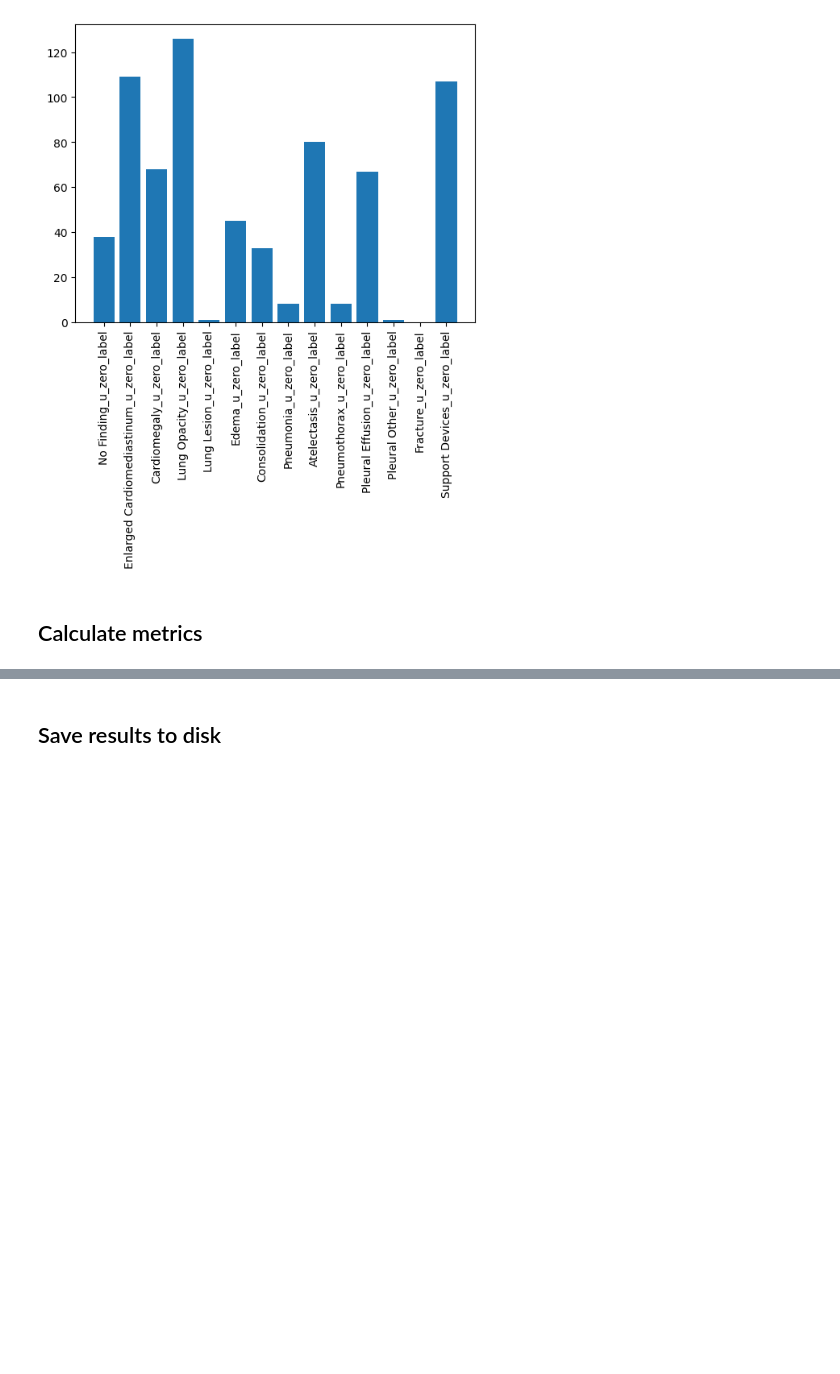
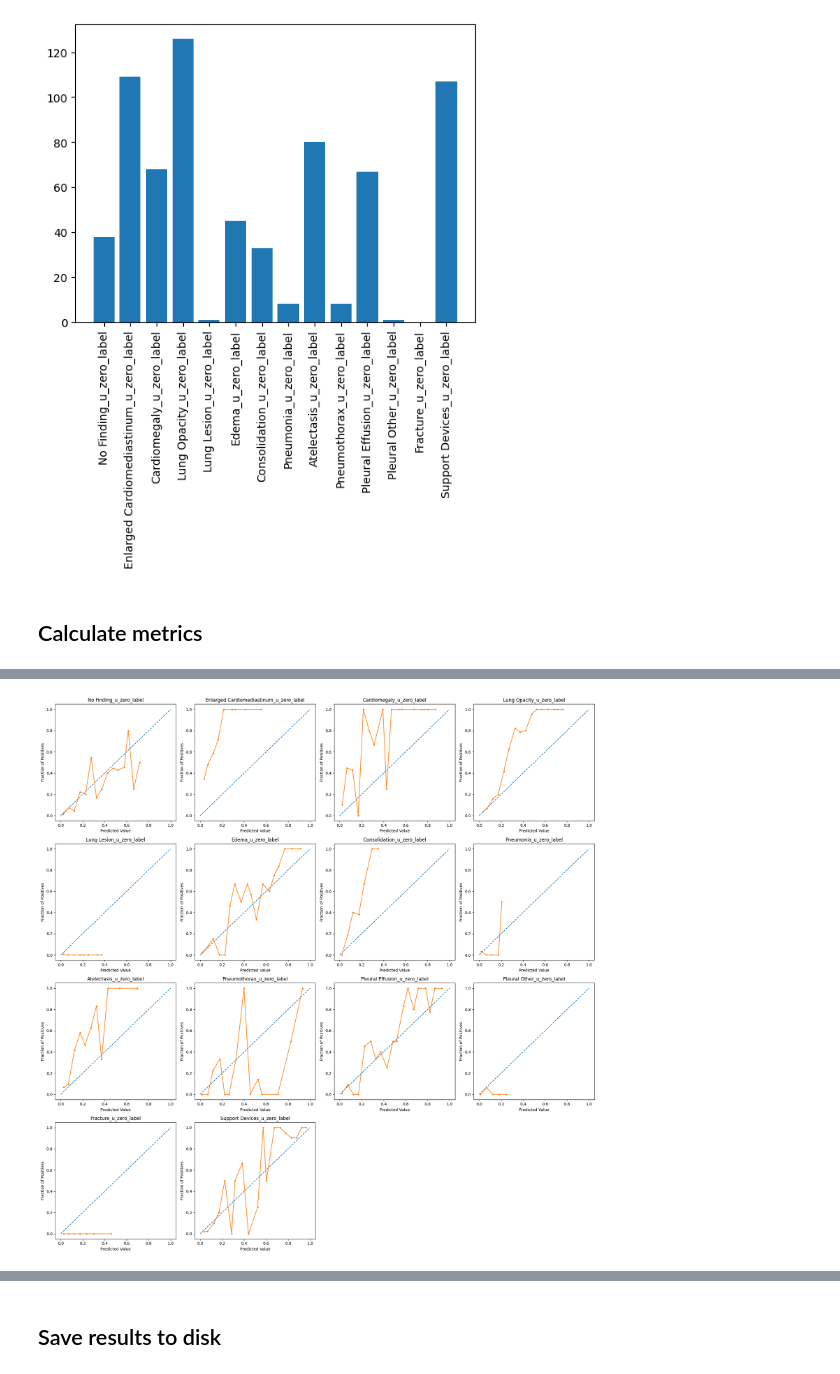
Before and after one commit to smith478/medical-imaging, a Jupyter notebook: notebooks/model_analysis.ipynb, the cells around one changed output, grey strips where cells are left out. Cells and saved outputs as stored; diff of their text form; code cells hidden in the pictures; blank space fills up the shorter version.

```diff
--- a/notebooks/model_analysis.ipynb
+++ b/notebooks/model_analysis.ipynb
@@ -426,0 +468,18 @@ Exception occurred in Prevalence: get_prevalence() takes 1 positional argument b
+# %%
+from sklearn.calibration import calibration_curve
+def plot_calibration_curve(y, pred):
+    plt.figure(figsize=(20, 20))
+    for i in range(len(target_columns)):
+        plt.subplot(4, 4, i + 1)
+        fraction_of_positives, mean_predicted_value = calibration_curve(y[:,i], pred[:,i], n_bins=20)
+        plt.plot([0, 1], [0, 1], linestyle='--')
+        plt.plot(mean_predicted_value, fraction_of_positives, marker='.')
+        plt.xlabel("Predicted Value")
+        plt.ylabel("Fraction of Positives")
+        plt.title(target_columns[i])
+    plt.tight_layout()
+    plt.show()
+# %%
+plot_calibration_curve(y, pred)
+# %% [output]
+[figure, added]
```
Also changed, not shown: parts of 8 cells of this notebook.
